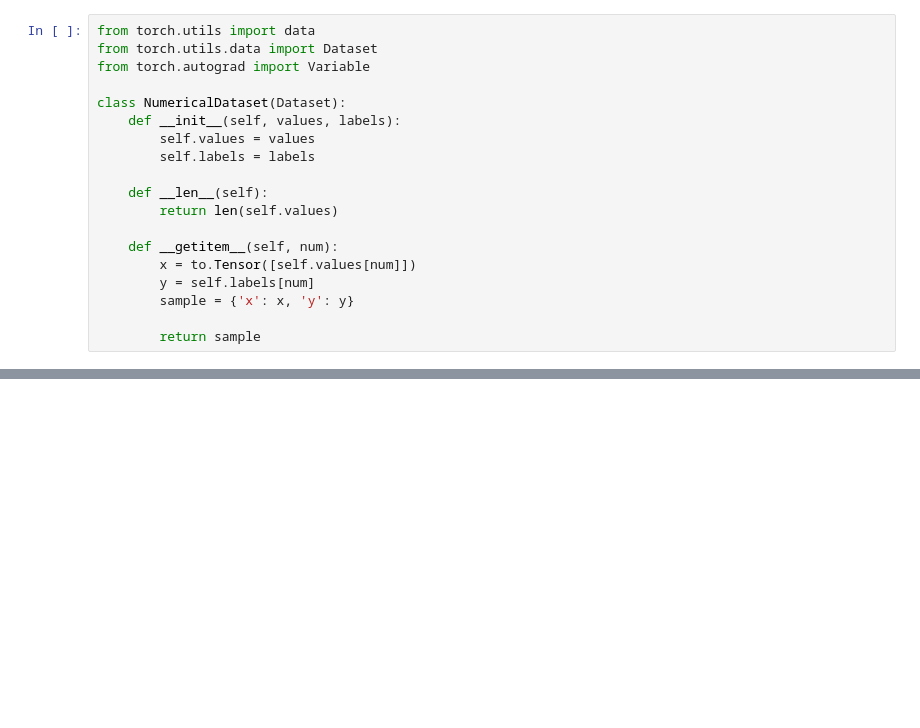
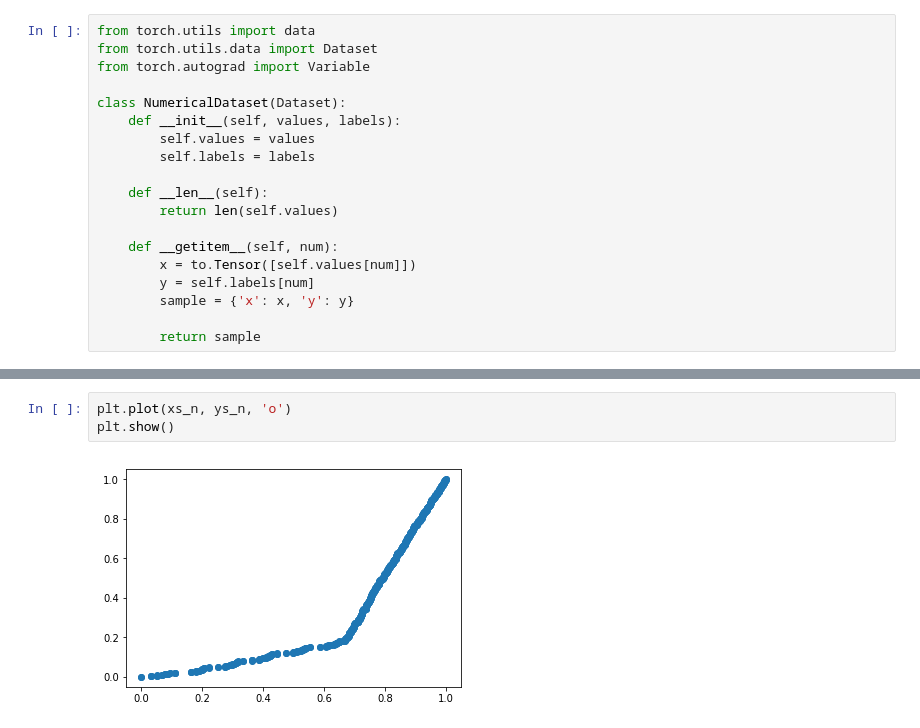
Before and after one commit to tilast/learned-indices-experiments, a Jupyter notebook: experiments/measurements-experiment.ipynb, the cells around one changed output, grey strips where cells are left out. Drawn from its saved outputs; the diff is of its cells as text; blank space fills up the shorter version.

```diff
--- a/experiments/measurements-experiment.ipynb
+++ b/experiments/measurements-experiment.ipynb
@@ -60,0 +81,5 @@ class NumericalDataset(Dataset):
+# %%
+plt.plot(xs_n, ys_n, 'o')
+plt.show()
+# %% [output]
+[figure, added]
```
Also changed, not shown: parts of 23 cells of this notebook, 1 other file.
